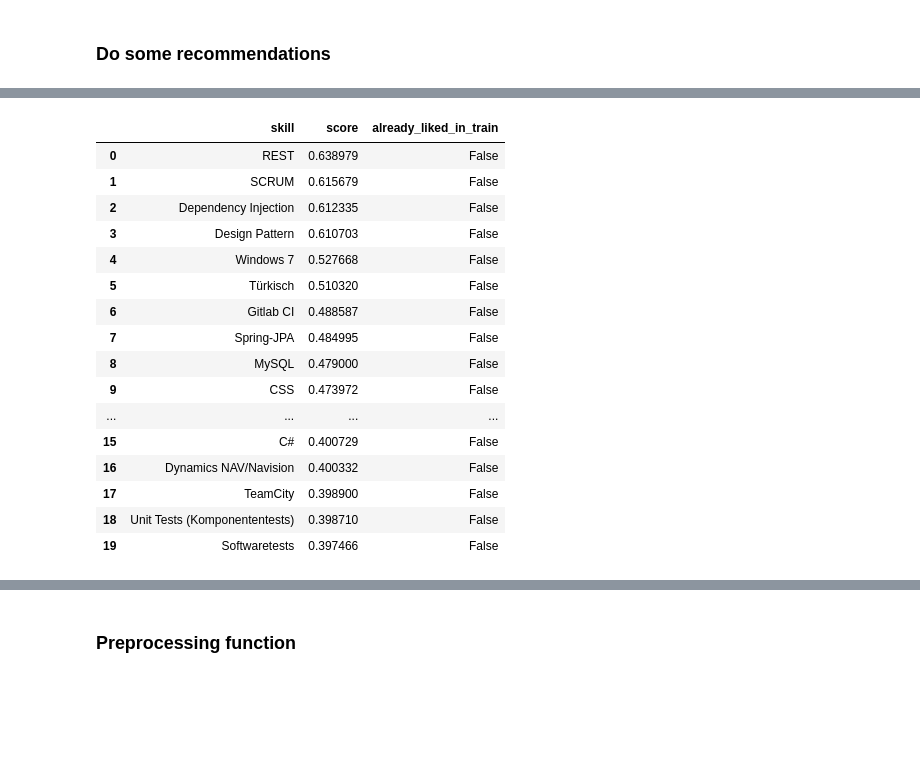
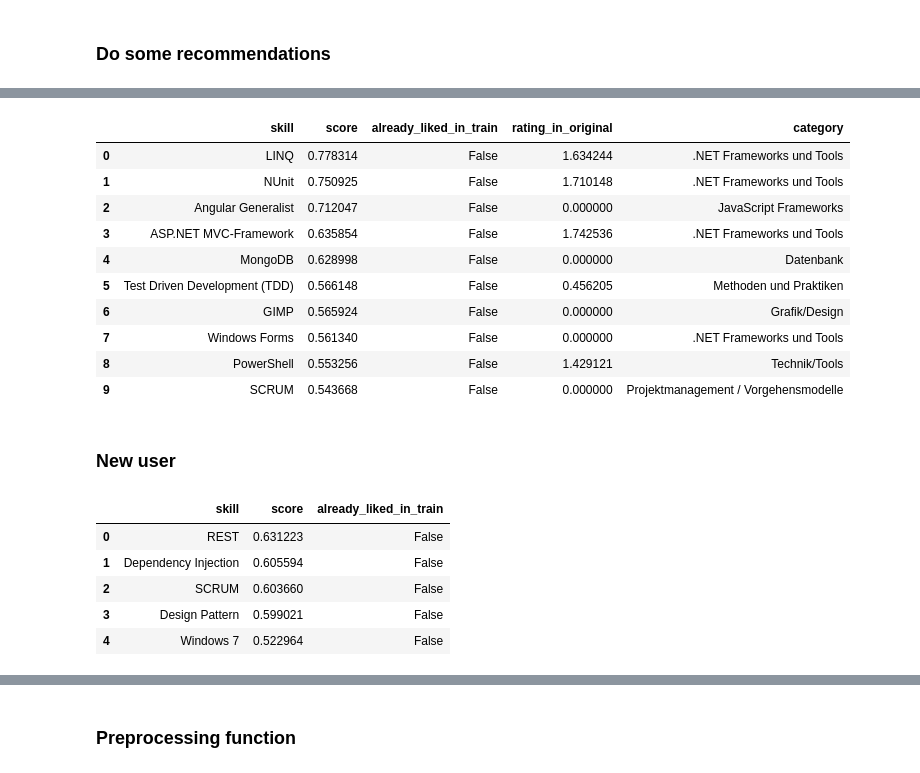
Before and after one commit to maximizer36/DS_AP, a Jupyter notebook: AP_binary_implicit_lib2.ipynb, the cells around one changed output, grey strips where cells are left out. Cells and saved outputs as stored; diff of their text form; code cells hidden in the pictures; blank space fills up the shorter version.

```diff
--- a/AP_binary_implicit_lib2.ipynb
+++ b/AP_binary_implicit_lib2.ipynb
@@ -410,24 +469,29 @@ model_best.fit(train_mat)
+# %%
+recommendations_df = do_recommendations(userid, train_mat,data_best,n = 10)
+recommendations_df
+# %% [output]
+|  | skill | score | already_liked_in_train | rating_in_original | category |
+| 0 | LINQ | 0.778314 | False | 1.634244 | .NET Frameworks und Tools |
+| 1 | NUnit | 0.750925 | False | 1.710148 | .NET Frameworks und Tools |
+| 2 | Angular Generalist | 0.712047 | False | 0.000000 | JavaScript Frameworks |
+| 3 | ASP.NET MVC-Framework | 0.635854 | False | 1.742536 | .NET Frameworks und Tools |
+| 4 | MongoDB | 0.628998 | False | 0.000000 | Datenbank |
+| 5 | Test Driven Development (TDD) | 0.566148 | False | 0.456205 | Methoden und Praktiken |
+| 6 | GIMP | 0.565924 | False | 0.000000 | Grafik/Design |
+| 7 | Windows Forms | 0.561340 | False | 0.000000 | .NET Frameworks und Tools |
+| 8 | PowerShell | 0.553256 | False | 1.429121 | Technik/Tools |
+| 9 | SCRUM | 0.543668 | False | 0.000000 | Projektmanagement / Vorgehensmodelle |
+# %% [markdown]
+### New user
 # %%
-userid= [0]
-skill_ids, scores  = model_best.recommend(userid, user_items= train_mat[userid], N = 20 , filter_already_liked_items=True)
-recommendations_df = pd.DataFrame({"skill": matrix.columns[skill_ids].flatten(), "score": scores.flatten(), "already_liked": np.in1d(skill_ids, train_mat.tocsr()[userid].indices)})
+skill_ids, scores  = model_best.recommend(0, user_items= train_mat[0], N = 5 , filter_already_liked_items=True, recalculate_user=True)
+recommendations_df = pd.DataFrame({ "skill": matrix.columns[skill_ids], "score": scores, "already_liked": np.in1d(skill_ids, train_mat.tocsr()[0].indices)})
 recommendations_df = recommendations_df.rename(columns = {"already_liked": "already_liked_in_train"})
 recommendations_df
 # %% [output]
 |  | skill | score | already_liked_in_train |
-| 0 | REST | 0.638979 | False |
-| 1 | SCRUM | 0.615679 | False |
-| 2 | Dependency Injection | 0.612335 | False |
-| 3 | Design Pattern | 0.610703 | False |
-| 4 | Windows 7 | 0.527668 | False |
-| 5 | Türkisch | 0.510320 | False |
-| 6 | Gitlab CI | 0.488587 | False |
-| 7 | Spring-JPA | 0.484995 | False |
-| 8 | MySQL | 0.479000 | False |
-| 9 | CSS | 0.473972 | False |
-| ... | ... | ... | ... |
-| 15 | C# | 0.400729 | False |
-| 16 | Dynamics NAV/Navision | 0.400332 | False |
-| 17 | TeamCity | 0.398900 | False |
-| 18 | Unit Tests (Komponententests) | 0.398710 | False |
-| 19 | Softwaretests | 0.397466 | False |
+| 0 | REST | 0.631223 | False |
+| 1 | Dependency Injection | 0.605594 | False |
+| 2 | SCRUM | 0.603660 | False |
+| 3 | Design Pattern | 0.599021 | False |
+| 4 | Windows 7 | 0.522964 | False |
```
Also changed, not shown: parts of 32 cells of this notebook.
